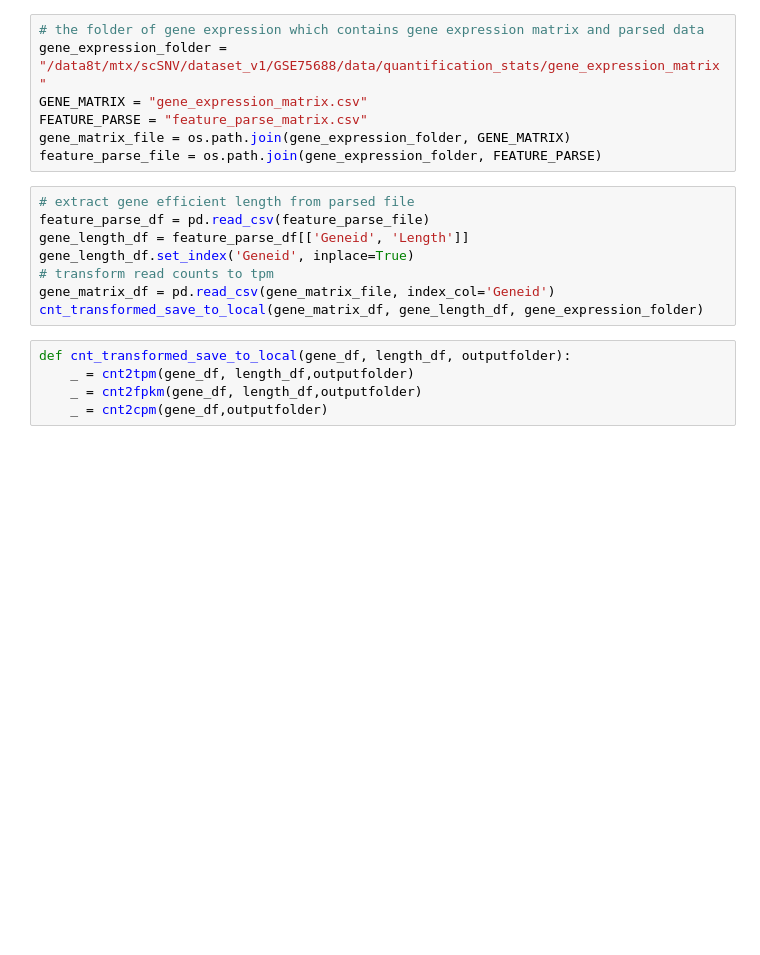
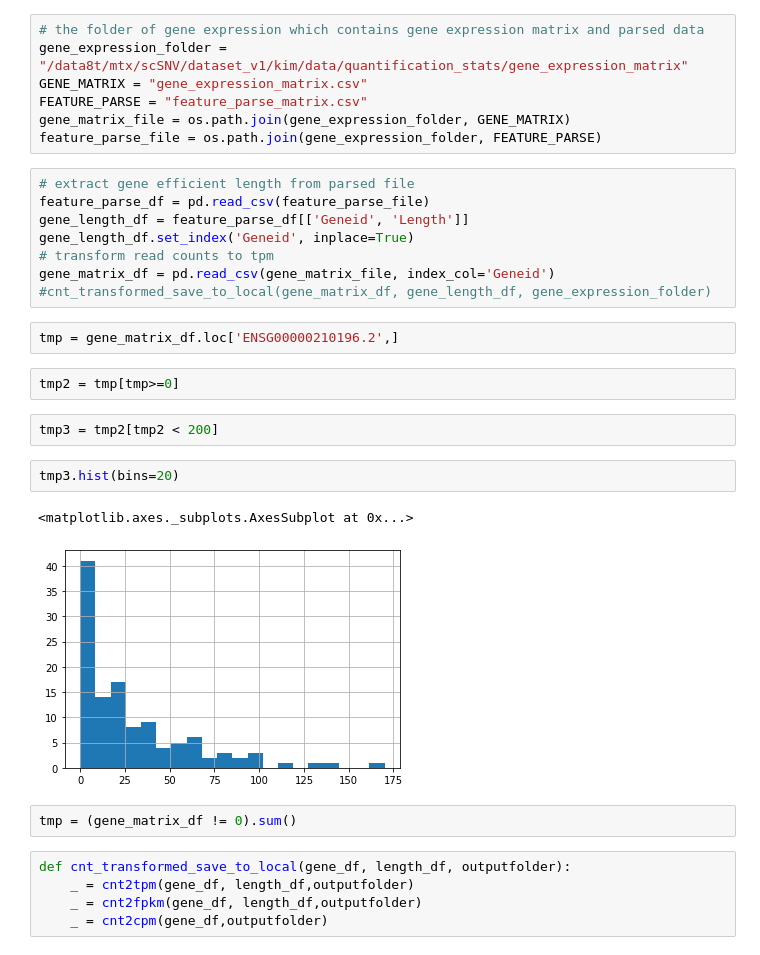
Before and after one commit to thu1911/snv, a Jupyter notebook: ExpressionNormalization.ipynb, the cells around one changed output. Saved outputs shown, nothing was run; the diff lists cells and outputs as text; blank space fills up the shorter version.

```diff
--- a/ExpressionNormalization.ipynb
+++ b/ExpressionNormalization.ipynb
@@ -5,6 +6,6 @@ import os
 # %%
 # the folder of gene expression which contains gene expression matrix and parsed data
-gene_expression_folder = "/data8t/mtx/scSNV/dataset_v1/GSE75688/data/quantification_stats/gene_expression_matrix"
+gene_expression_folder = "/data8t/mtx/scSNV/dataset_v1/kim/data/quantification_stats/gene_expression_matrix"
 GENE_MATRIX = "gene_expression_matrix.csv"
 FEATURE_PARSE = "feature_parse_matrix.csv"
 gene_matrix_file = os.path.join(gene_expression_folder, GENE_MATRIX)
@@ -16,7 +17,20 @@ gene_length_df = feature_parse_df[['Geneid', 'Length']]
 gene_length_df.set_index('Geneid', inplace=True)
 # transform read counts to tpm
 gene_matrix_df = pd.read_csv(gene_matrix_file, index_col='Geneid')
-cnt_transformed_save_to_local(gene_matrix_df, gene_length_df, gene_expression_folder)
+#cnt_transformed_save_to_local(gene_matrix_df, gene_length_df, gene_expression_folder)
+# %%
+tmp = gene_matrix_df.loc['ENSG00000210196.2',]
+# %%
+tmp2 = tmp[tmp>=0]
+# %%
+tmp3 = tmp2[tmp2 < 200]
+# %%
+tmp3.hist(bins=20)
+# %% [output]
+<matplotlib.axes._subplots.AxesSubplot at 0x...>
+[figure, added]
+# %%
+tmp = (gene_matrix_df != 0).sum()
 # %%
 def cnt_transformed_save_to_local(gene_df, length_df, outputfolder):
     _ = cnt2tpm(gene_df, length_df,outputfolder)
```
Also changed, not shown: parts of 6 cells of this notebook, 1 other file.
